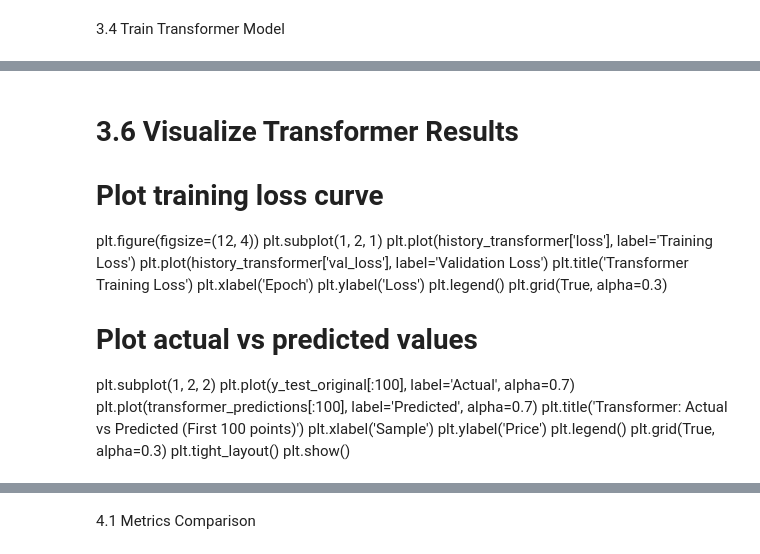
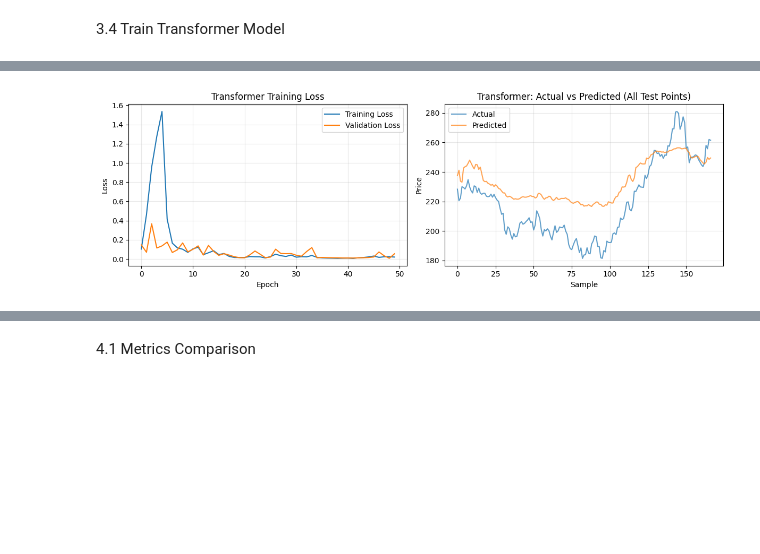
Before and after one commit to shelarskatbits/bits-mtech-assignment, a Jupyter notebook: RNN-Assignment/2025aa05387_RNN_assignment.ipynb, the cells around one changed output, grey strips where cells are left out. Saved outputs shown, nothing was run; the diff lists cells and outputs as text; code cells hidden in the pictures; blank space fills up the shorter version.

```diff
--- a/RNN-Assignment/2025aa05387_RNN_assignment.ipynb
+++ b/RNN-Assignment/2025aa05387_RNN_assignment.ipynb
@@ -809,27 +708,29 @@ print(f"R² Score: {transformer_r2:.4f}")
-# %% [markdown]
-# 3.6 Visualize Transformer Results
-# Plot training loss curve
-plt.figure(figsize=(12, 4))
-plt.subplot(1, 2, 1)
-plt.plot(history_transformer['loss'], label='Training Loss')
-plt.plot(history_transformer['val_loss'], label='Validation Loss')
-plt.title('Transformer Training Loss')
-plt.xlabel('Epoch')
-plt.ylabel('Loss')
-plt.legend()
-plt.grid(True, alpha=0.3)
-
-# Plot actual vs predicted values
-plt.subplot(1, 2, 2)
-plt.plot(y_test_original[:100], label='Actual', alpha=0.7)
-plt.plot(transformer_predictions[:100], label='Predicted', alpha=0.7)
-plt.title('Transformer: Actual vs Predicted (First 100 points)')
-plt.xlabel('Sample')
-plt.ylabel('Price')
-plt.legend()
-plt.grid(True, alpha=0.3)
-plt.tight_layout()
-plt.show()
+# %%
+# 3.6 Visualize Transformer Results
+# Plot training loss curve
+plt.figure(figsize=(12, 4))
+plt.subplot(1, 2, 1)
+plt.plot(history_transformer['loss'], label='Training Loss')
+plt.plot(history_transformer['val_loss'], label='Validation Loss')
+plt.title('Transformer Training Loss')
+plt.xlabel('Epoch')
+plt.ylabel('Loss')
+plt.legend()
+plt.grid(True, alpha=0.3)
+
+# Plot actual vs predicted values
+plt.subplot(1, 2, 2)
+plt.plot(y_test_original, label='Actual', alpha=0.7)
+plt.plot(transformer_predictions, label='Predicted', alpha=0.7)
+plt.title('Transformer: Actual vs Predicted (All Test Points)')
+plt.xlabel('Sample')
+plt.ylabel('Price')
+plt.legend()
+plt.grid(True, alpha=0.3)
+plt.tight_layout()
+plt.show()
+# %% [output]
+[figure, added]
 # %%
 """
 ================================================================================
```
Also changed, not shown: parts of 54 cells of this notebook.
